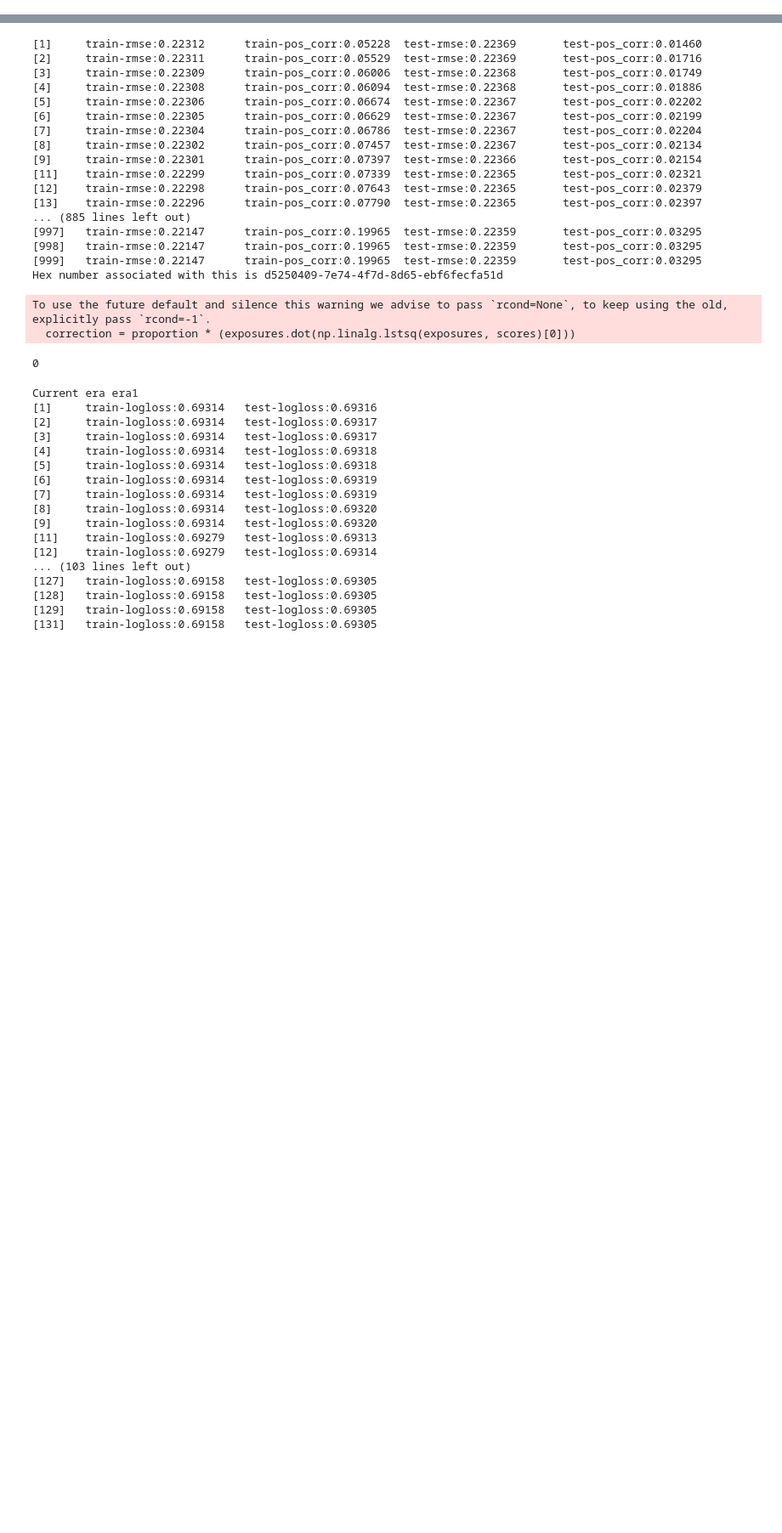
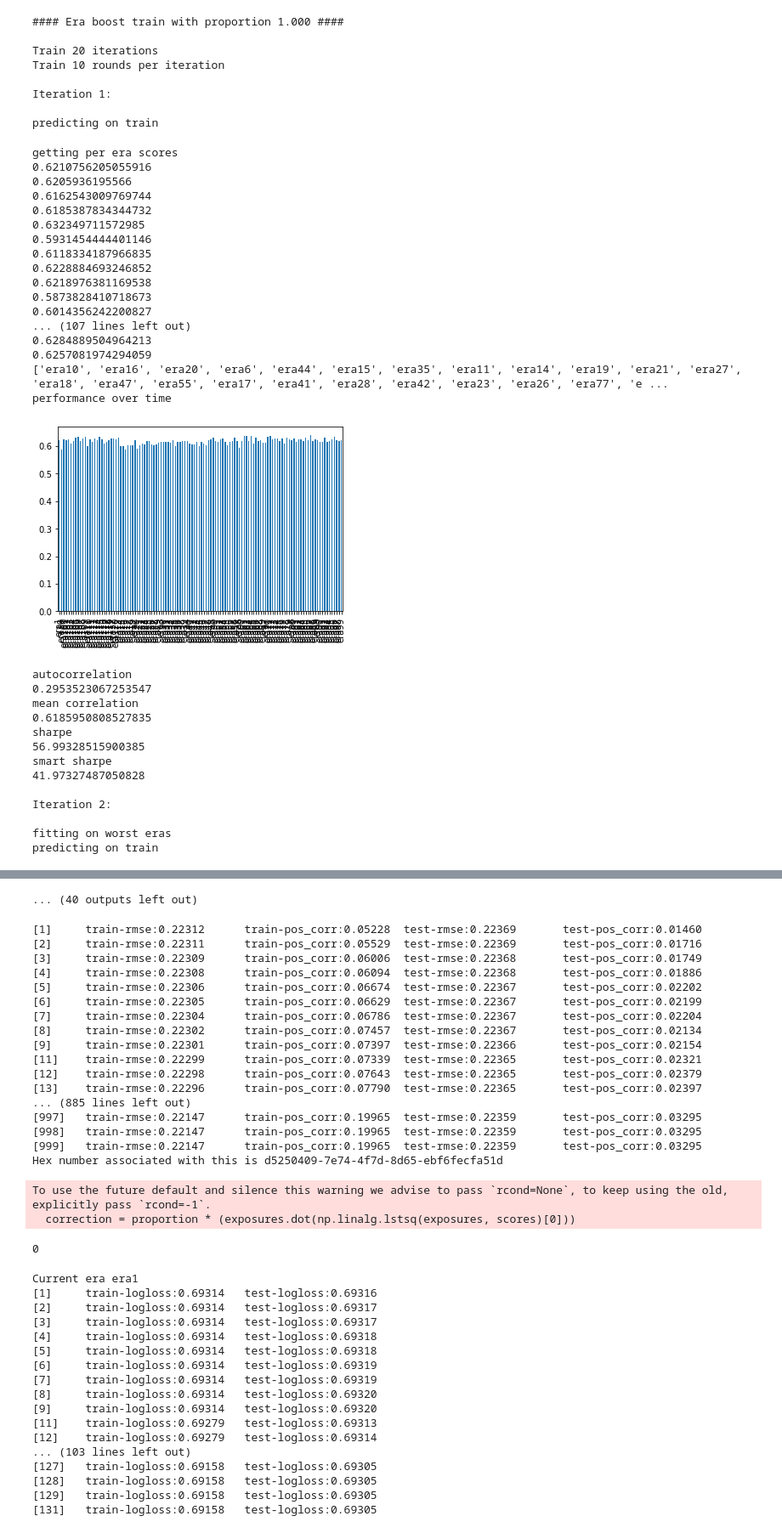
Before and after one commit to bbroeking/numerai, a Jupyter notebook: models/boomkin/boomkin.ipynb, the cells around one changed output, grey strips where cells are left out. Shown at 85% size. Saved outputs shown, nothing was run; the diff lists cells and outputs as text; code cells hidden in the pictures; blank space fills up the shorter version.

Commit message:
models

```diff
--- a/models/boomkin/boomkin.ipynb
+++ b/models/boomkin/boomkin.ipynb
@@ -68,0 +142,45 @@ See the caveats in the documentation: https://pandas.pydata.org/pandas-docs/stab
+# %%
+X_train, y_train = clean_for_xgboost(pca_train)
+boost_model = era_boost_train(X_train, y_train,
+                              era_col=pca_train["era"], proportion=1.0,
+                              trees_per_step=10, num_iters=20)
+# %% [output]
+#### Era boost train with proportion 1.000 ####
+
+Train 20 iterations
+Train 10 rounds per iteration
+
+Iteration 1:
+
+predicting on train
+getting per era scores
+0.6210756205055916
+0.6205936195566
+0.6162543009769744
+0.6185387834344732
+0.632349711572985
+0.5931454444401146
+0.6118334187966835
+0.6228884693246852
+0.6218976381169538
+0.5873828410718673
+0.6014356242200827
+... (107 lines left out)
+0.6284889504964213
+0.6257081974294059
+['era10', 'era16', 'era20', 'era6', 'era44', 'era15', 'era35', 'era11', 'era14', 'era19', 'era21', 'era27', 'era18', 'era47', 'era55', 'era17', 'era41', 'era28', 'era42', 'era23', 'era26', 'era77', 'e ...
+performance over time
+[figure, added]
+autocorrelation
+0.2953523067253547
+mean correlation
+0.6185950808527835
+sharpe
+56.99328515900385
+smart sharpe
+41.97327487050828
+
+Iteration 2:
+
+fitting on worst eras
+predicting on train
@@ -68,0 +267 @@ See the caveats in the documentation: https://pandas.pydata.org/pandas-docs/stab
+... (40 outputs left out)
```
Also changed, not shown: parts of 5 cells of this notebook, 27 other files.
